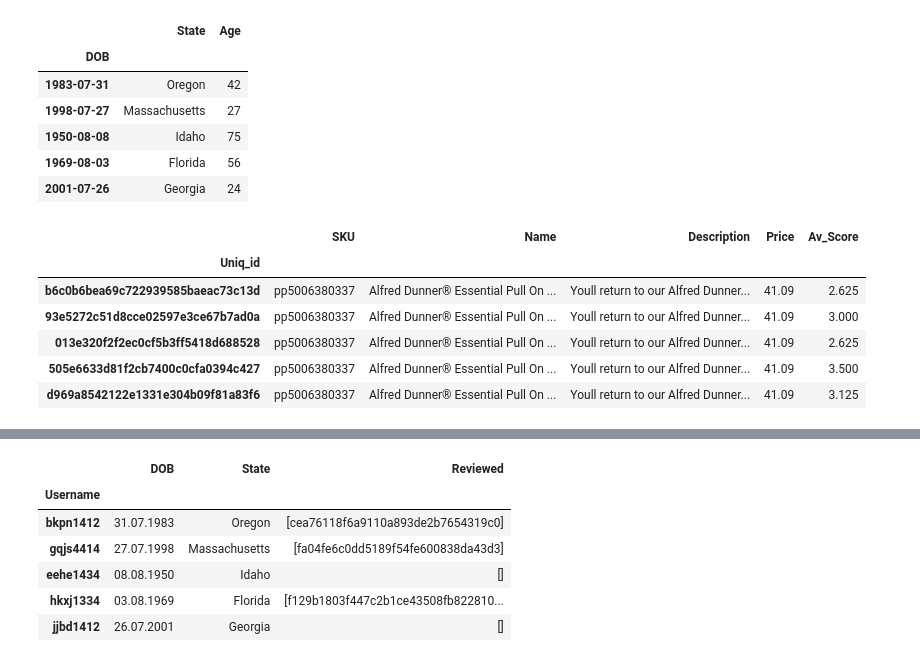
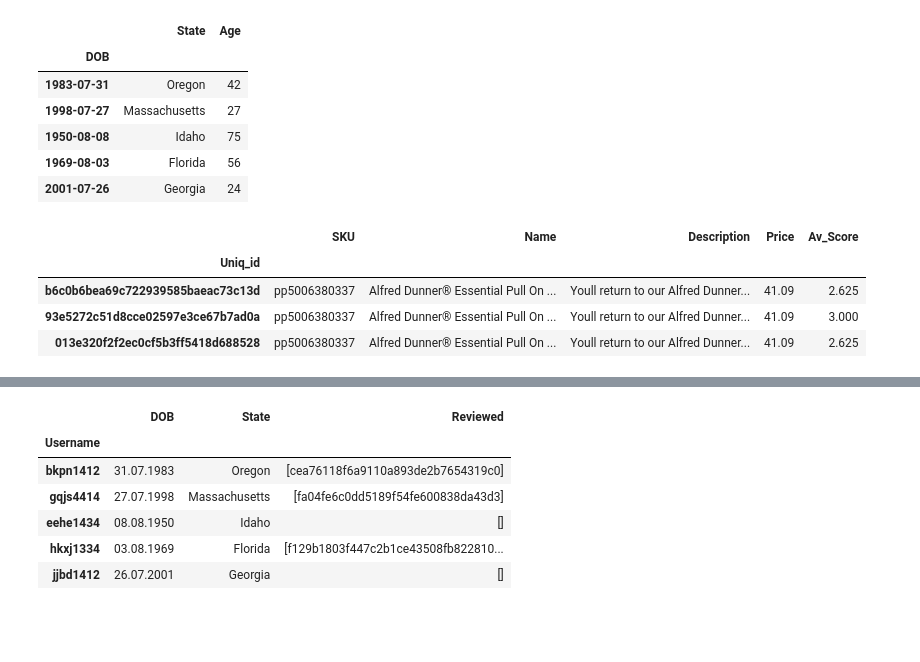
Before and after one commit to kristina-pal/3461226_BD2, a Jupyter notebook: 3461226_BD2.ipynb, the cells around one changed output, grey strips where cells are left out. Saved outputs shown, nothing was run; the diff lists cells and outputs as text; code cells hidden in the pictures; blank space fills up the shorter version.

```diff
--- a/3461226_BD2.ipynb
+++ b/3461226_BD2.ipynb
@@ -126,15 +122,12 @@ display(users.head())
 | 2001-07-26 | Georgia | 24 |
 # %%
 # Upload products table
-
 products=pd.read_csv('products.csv', index_col=0)
-display(products.head())
+display(products[:3])
 # %% [output]
 |  | SKU | Name | Description | Price | Av_Score |
 | Uniq_id |  |  |  |  |  |
 | b6c0b6bea69c722939585baeac73c13d | pp5006380337 | Alfred Dunner® Essential Pull On ... | Youll return to our Alfred Dunner... | 41.09 | 2.625 |
 | 93e5272c51d8cce02597e3ce67b7ad0a | pp5006380337 | Alfred Dunner® Essential Pull On ... | Youll return to our Alfred Dunner... | 41.09 | 3.000 |
 | 013e320f2f2ec0cf5b3ff5418d688528 | pp5006380337 | Alfred Dunner® Essential Pull On ... | Youll return to our Alfred Dunner... | 41.09 | 2.625 |
-| 505e6633d81f2cb7400c0cfa0394c427 | pp5006380337 | Alfred Dunner® Essential Pull On ... | Youll return to our Alfred Dunner... | 41.09 | 3.500 |
-| d969a8542122e1331e304b09f81a83f6 | pp5006380337 | Alfred Dunner® Essential Pull On ... | Youll return to our Alfred Dunner... | 41.09 | 3.125 |
 # %%
```
Also changed, not shown: parts of 27 cells of this notebook, 3 other files.
